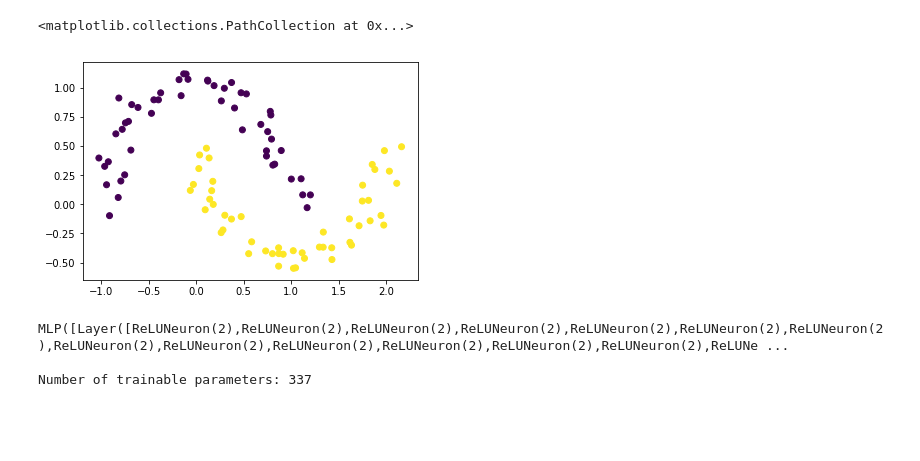
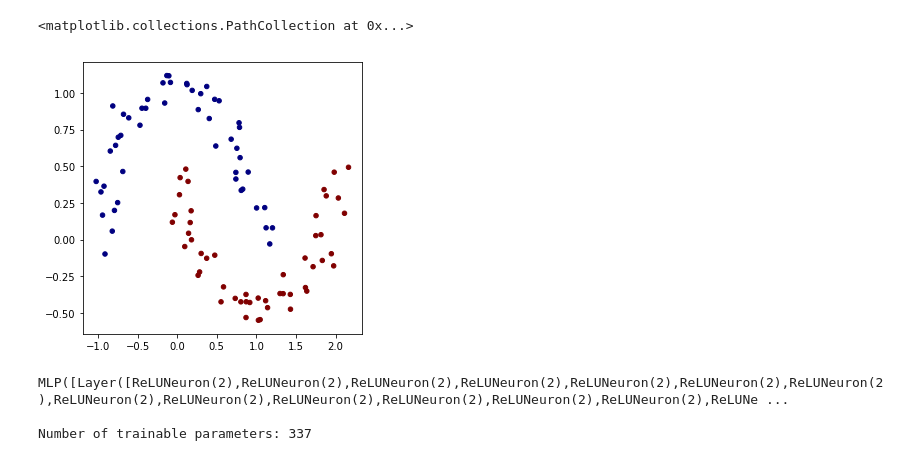
Before and after one commit to danielvegamyhre/autograd-for-dummies, a Jupyter notebook: demo_nn.ipynb, the cells around one changed output. Cells and saved outputs as stored; diff of their text form; code cells hidden in the pictures; blank space fills up the shorter version.

```diff
--- a/demo_nn.ipynb
+++ b/demo_nn.ipynb
@@ -16,13 +16,18 @@ from sklearn.datasets import make_moons, make_blobs
 # %%
 # prepare and visualze data
 np.random.seed(1337)
 random.seed(1337)
-y = y*2 - 1
+
+
 X, y = make_moons(n_samples=100, noise=0.1)
-plt.scatter(X[:,0], X[:,1], c=y)
+
+y = y*2 - 1 # make y be -1 or 1
+
+plt.figure(figsize=(5,5))
+plt.scatter(X[:,0], X[:,1], c=y, s=20, cmap='jet')
 # %% [output]
 <matplotlib.collections.PathCollection at 0x...>
-[figure, old version]
+[figure, new version]
 # %%
 # create feed-forward multi-layer perceptron
 # - 2 dimensional input data
```
Also changed, not shown: parts of 3 cells of this notebook.
